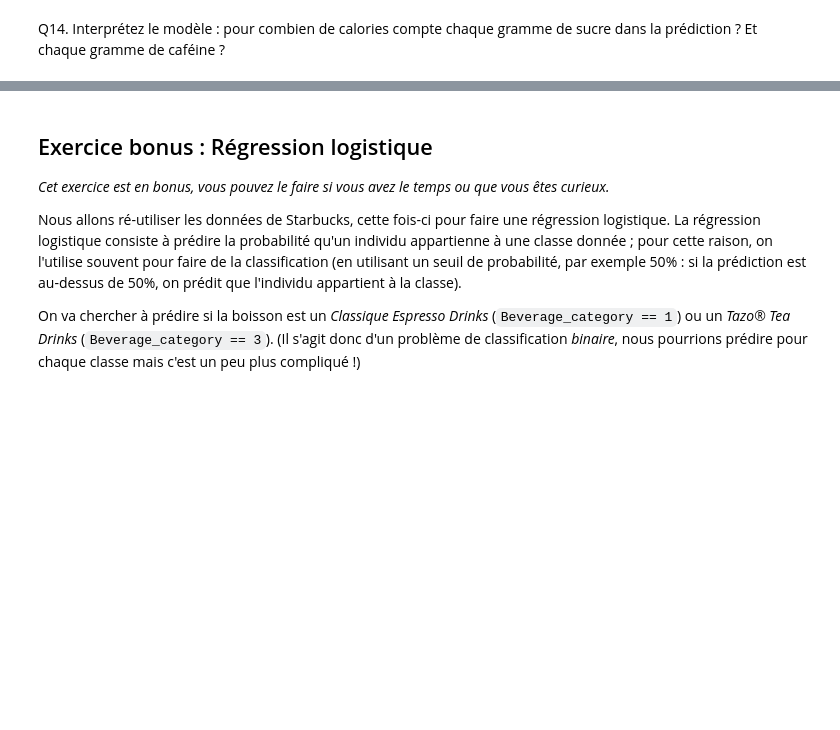
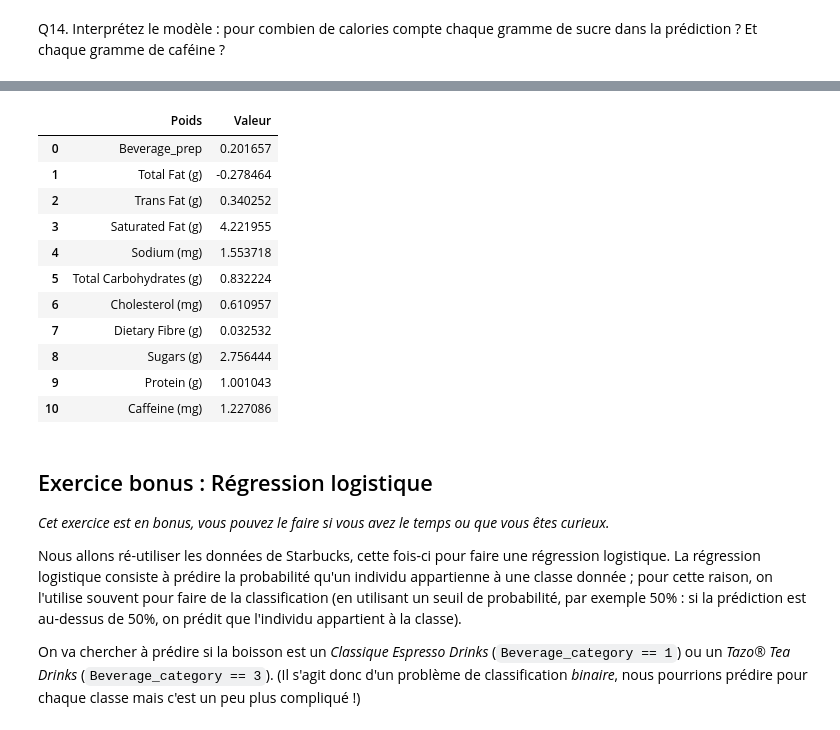
Before and after one commit to jo-pouradier/machine-learning-cpe, a Jupyter notebook: tp1.ipynb, the cells around one changed output, grey strips where cells are left out. Cells and saved outputs as stored; diff of their text form; code cells hidden in the pictures; blank space fills up the shorter version.

```diff
--- a/tp1.ipynb
+++ b/tp1.ipynb
@@ -921,3 +914,28 @@ AttributeError: 'map' object has no attribute 'get_loc'
+# %%
+poids = df_starbucks.columns[1:].to_list()
+poids.remove('Calories')
+
+p = poids
+
+# poids = map(lambda x: float(f'{W_starbucks_learned[p.index(x)]:.3f}'), poids) # ne peut pas utiliser poids en params 1 et 2, d'ou l'utilisation de la copie p
+end = zip(poids, W_starbucks_learned)
+# for x, y in end:
+#     print(f'{x.strip().ljust(max(map(lambda x: len(x), poids)))}: {y:.3f}')
+df_end = pd.DataFrame(end, columns=['Poids', 'Valeur'])
+df_end
+# %% [output]
+|  | Poids | Valeur |
+| 0 | Beverage_prep | 0.201657 |
+| 1 | Total Fat (g) | -0.278464 |
+| 2 | Trans Fat (g) | 0.340252 |
+| 3 | Saturated Fat (g) | 4.221955 |
+| 4 | Sodium (mg) | 1.553718 |
+| 5 | Total Carbohydrates (g) | 0.832224 |
+| 6 | Cholesterol (mg) | 0.610957 |
+| 7 | Dietary Fibre (g) | 0.032532 |
+| 8 | Sugars (g) | 2.756444 |
+| 9 | Protein (g) | 1.001043 |
+| 10 | Caffeine (mg) | 1.227086 |
 # %% [markdown]
 ## Exercice bonus : Régression logistique
 
```
Also changed, not shown: parts of 16 cells of this notebook.
